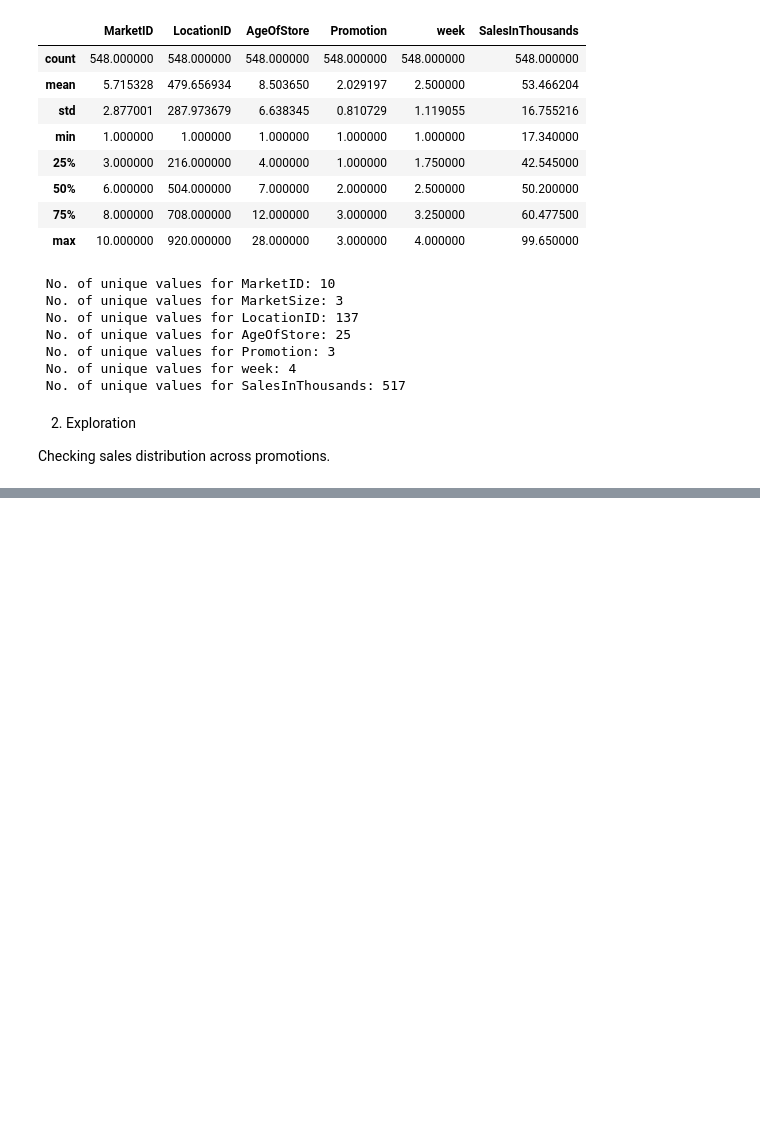
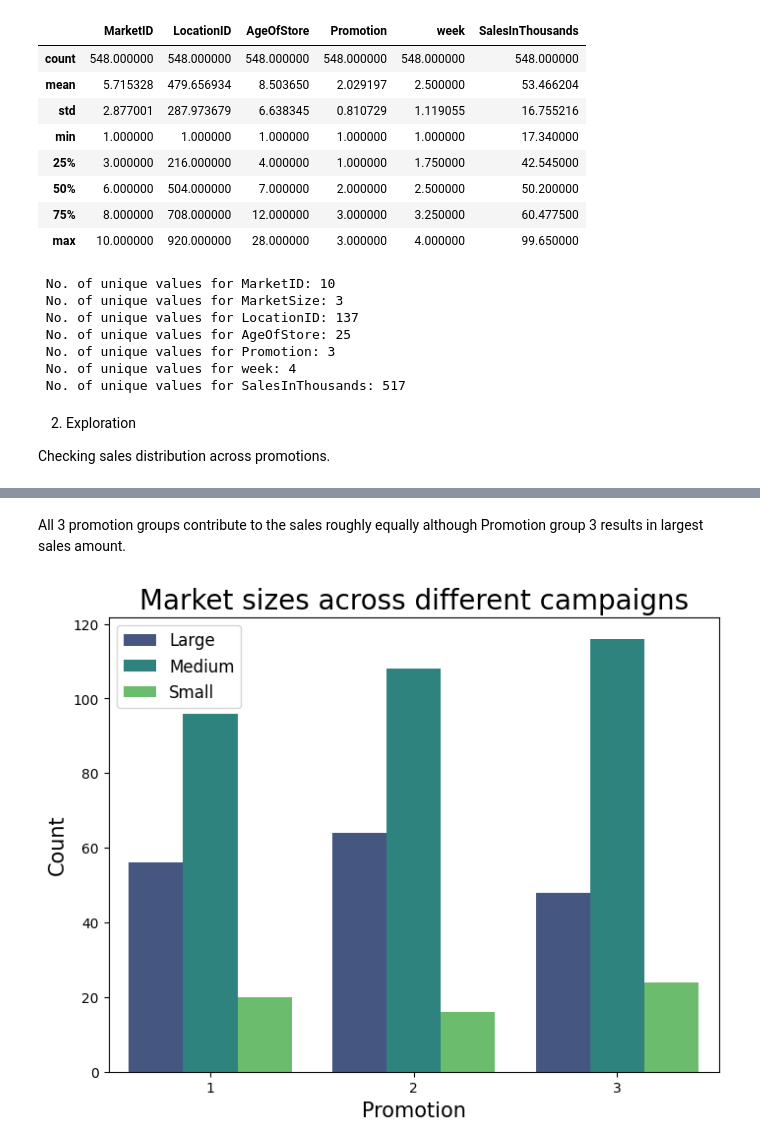
Before and after one commit to surajkarak/ab-testing, a Jupyter notebook: ab-testing.ipynb, the cells around one changed output, grey strips where cells are left out. Cells and saved outputs as stored; diff of their text form; code cells hidden in the pictures; blank space fills up the shorter version.

```diff
--- a/ab-testing.ipynb
+++ b/ab-testing.ipynb
@@ -74,0 +86,15 @@ plt.show()
+# %% [markdown]
+All 3 promotion groups contribute to the sales roughly equally although Promotion group 3 results in largest sales amount.
+# %%
+Market = data.groupby(['Promotion', 'MarketSize']).size().reset_index(name='Count')
+
+# Visualizing data
+plt.figure(figsize=(8, 6))  # Adjust figure size as needed
+sns.barplot(x='Promotion', y='Count', hue='MarketSize', data=Market, palette='viridis')
+plt.xlabel("Promotion", fontsize=15)
+plt.ylabel("Count", fontsize=15)
+plt.title("Market sizes across different campaigns", fontsize=20)
+plt.legend(title='', fontsize=12)
+plt.show()
+# %% [output]
+[figure, added]
```
Also changed, not shown: parts of 22 cells of this notebook.
